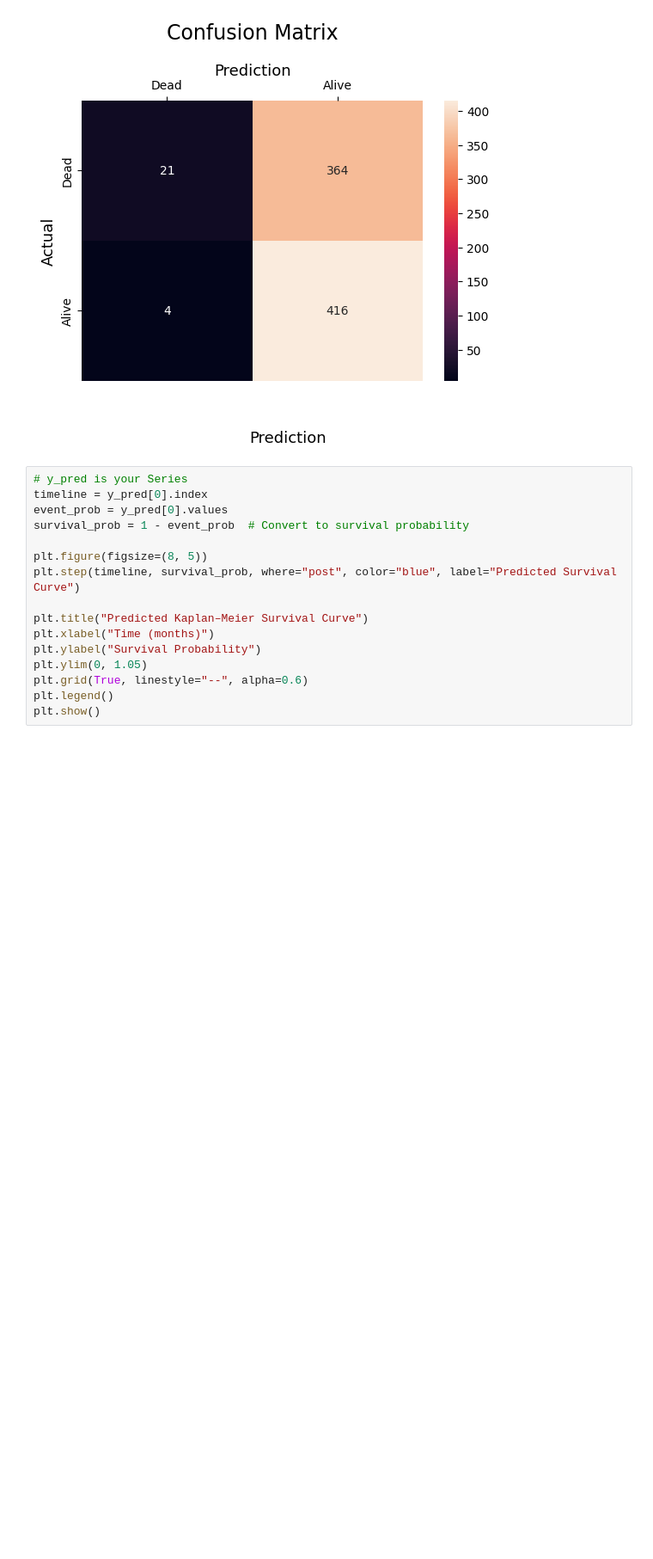
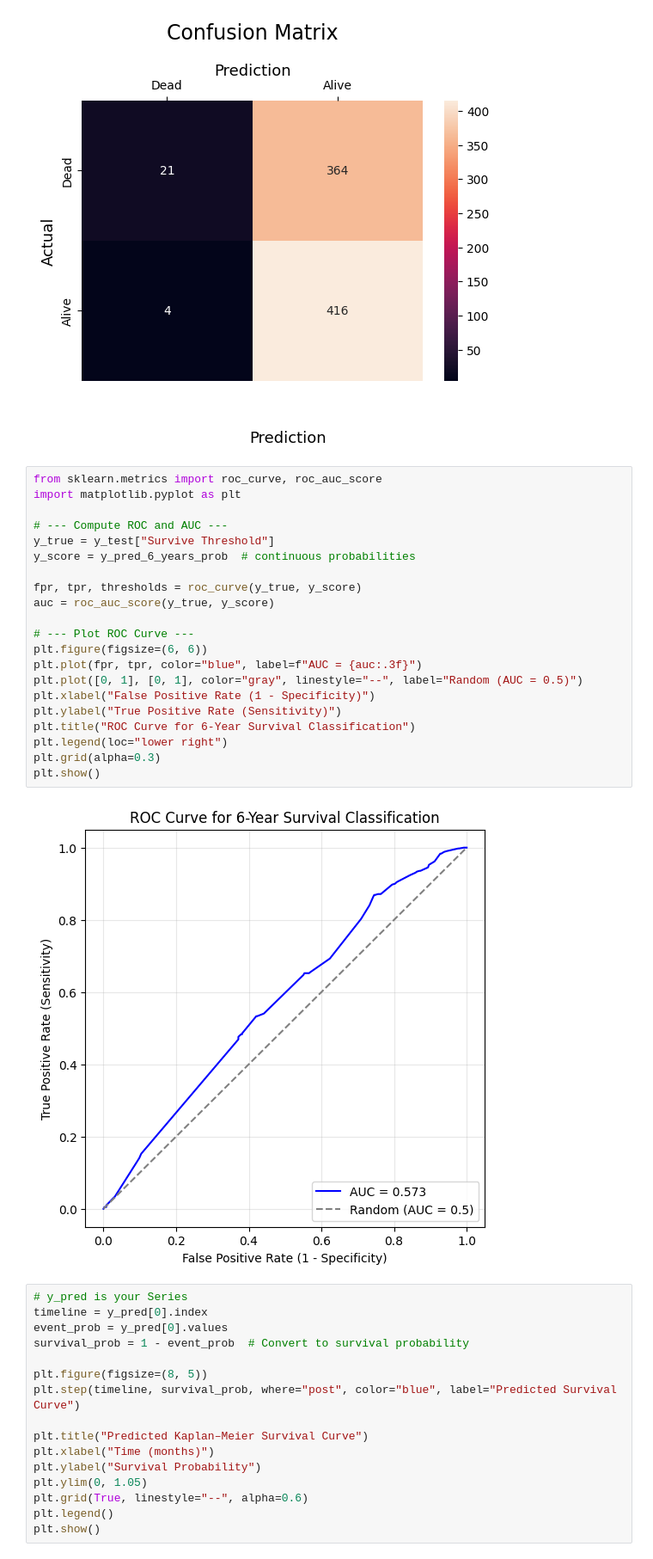
Before and after one commit to Kittonn/intro-to-ml-and-dl-project, a Jupyter notebook: survival_models/random_survival_forest.ipynb, the cells around one changed output. Shown: that part at 86% size. Drawn from its saved outputs; the diff is of its cells as text; blank space fills up the shorter version.

```diff
--- a/survival_models/random_survival_forest.ipynb
+++ b/survival_models/random_survival_forest.ipynb
@@ -806,6 +813,29 @@ plt.gca().figure.text(0.5, 0.05, "Prediction", ha="center", fontsize=13)
 plt.show()
 # %% [output]
 [figure]
+# %%
+from sklearn.metrics import roc_curve, roc_auc_score
+import matplotlib.pyplot as plt
+
+# --- Compute ROC and AUC ---
+y_true = y_test["Survive Threshold"]
+y_score = y_pred_6_years_prob  # continuous probabilities
+
+fpr, tpr, thresholds = roc_curve(y_true, y_score)
+auc = roc_auc_score(y_true, y_score)
+
+# --- Plot ROC Curve ---
+plt.figure(figsize=(6, 6))
+plt.plot(fpr, tpr, color="blue", label=f"AUC = {auc:.3f}")
+plt.plot([0, 1], [0, 1], color="gray", linestyle="--", label="Random (AUC = 0.5)")
+plt.xlabel("False Positive Rate (1 - Specificity)")
+plt.ylabel("True Positive Rate (Sensitivity)")
+plt.title("ROC Curve for 6-Year Survival Classification")
+plt.legend(loc="lower right")
+plt.grid(alpha=0.3)
+plt.show()
+# %% [output]
+[figure, added]
 # %%
 # y_pred is your Series
 timeline = y_pred[0].index
```
Also changed, not shown: parts of 3 cells of this notebook.
